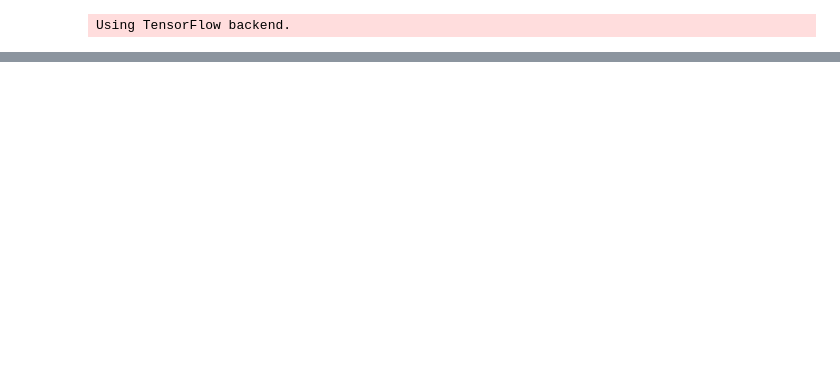
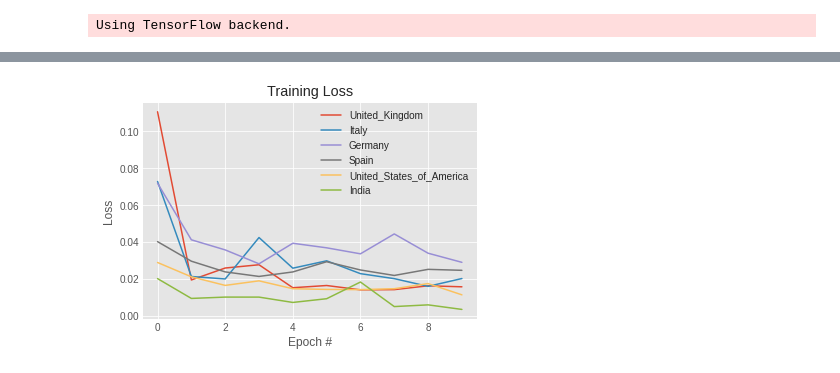
Before and after one commit to kartika-nair/Benchmarking_Of_NODE, a Jupyter notebook: Visualisation.ipynb, the cells around one changed output, grey strips where cells are left out. Saved outputs shown, nothing was run; the diff lists cells and outputs as text; code cells hidden in the pictures; blank space fills up the shorter version.

```diff
--- a/Visualisation.ipynb
+++ b/Visualisation.ipynb
@@ -412,6 +443,6 @@ pd.DataFrame(arr_buff_deaths, index=training_countries)
 # %%
 %%time
-epochs = 5
+epochs = 10
 # The LSTM architecture
 regressor_cases = Sequential()
 # First LSTM layer with Dropout regularisation
@@ -432,10 +463,25 @@ regressor_cases.add(Dense(units=1))
 # Compiling the RNN
 regressor_cases.compile(optimizer='rmsprop', loss='mean_squared_error')
 # Fitting to the training set
+history_cases = {}
+for country in training_countries:
+  history_cases[country] = []
 for epoch in range(epochs):
     for country in training_countries:
         print("Fitting to", country)
-        regressor_cases.fit(trainset_cases[country]["X"], trainset_cases[country]["y"], epochs=1, batch_size=16)
+        H = regressor_cases.fit(trainset_cases[country]["X"], trainset_cases[country]["y"], epochs=1, batch_size=16)
+        history_cases[country].append(H.history["loss"])
+print(history_cases)
+
+
+plt.style.use("ggplot")
+plt.figure()
+for country in training_countries:
+  plt.plot(np.arange(0, epochs), history_cases[country], label=country)
+plt.title("Training Loss")
+plt.xlabel("Epoch #")
+plt.ylabel("Loss")
+plt.legend(loc="upper right")
 # %% [output]
 Fitting to United_Kingdom
 Epoch 1/1
@@ -457,2 +503,3 @@ Wall time: 9.68 s
+[figure, added]
 # %%
 %%time
```
Also changed, not shown: parts of 17 cells of this notebook.
